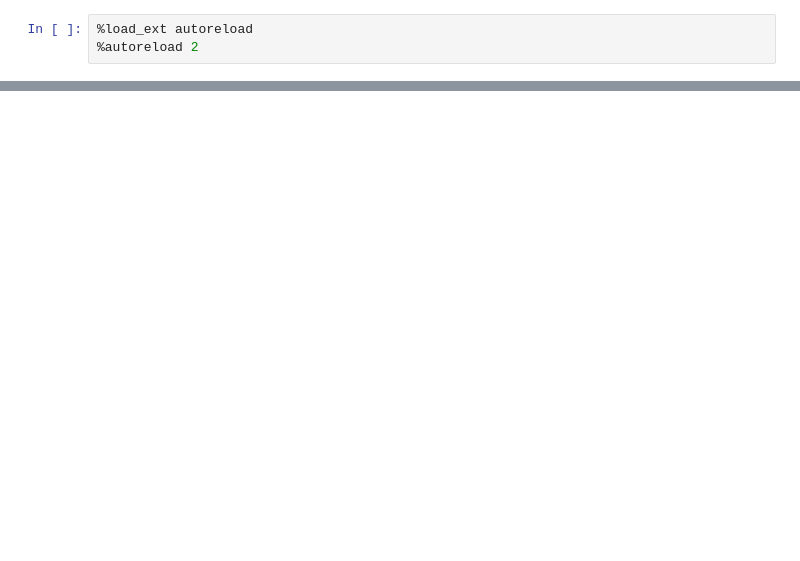
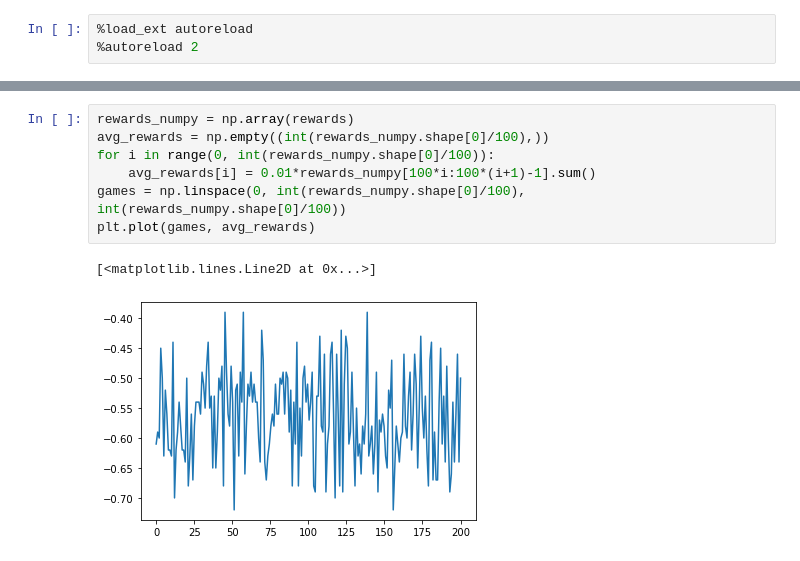
Before and after one commit to Noam-Ghenassia/ANN_miniproject, a Jupyter notebook: results.ipynb, the cells around one changed output, grey strips where cells are left out. Cells and saved outputs as stored; diff of their text form; blank space fills up the shorter version.

```diff
--- a/results.ipynb
+++ b/results.ipynb
@@ -52,0 +49,10 @@ plt.plot(y, x)
+# %%
+rewards_numpy = np.array(rewards)
+avg_rewards = np.empty((int(rewards_numpy.shape[0]/100),))
+for i in range(0, int(rewards_numpy.shape[0]/100)):
+    avg_rewards[i] = 0.01*rewards_numpy[100*i:100*(i+1)-1].sum()
+games = np.linspace(0, int(rewards_numpy.shape[0]/100), int(rewards_numpy.shape[0]/100))
+plt.plot(games, avg_rewards)
+# %% [output]
+[<matplotlib.lines.Line2D at 0x...>]
+[figure, added]
```
Also changed, not shown: parts of 5 cells of this notebook, 1 other file.
